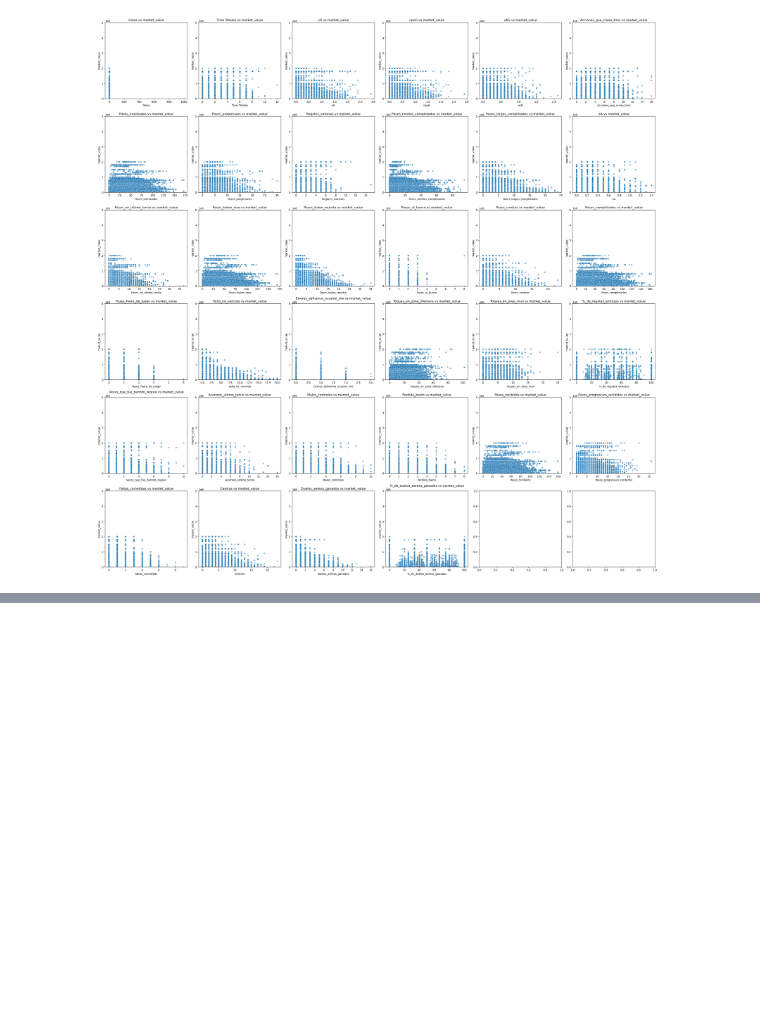
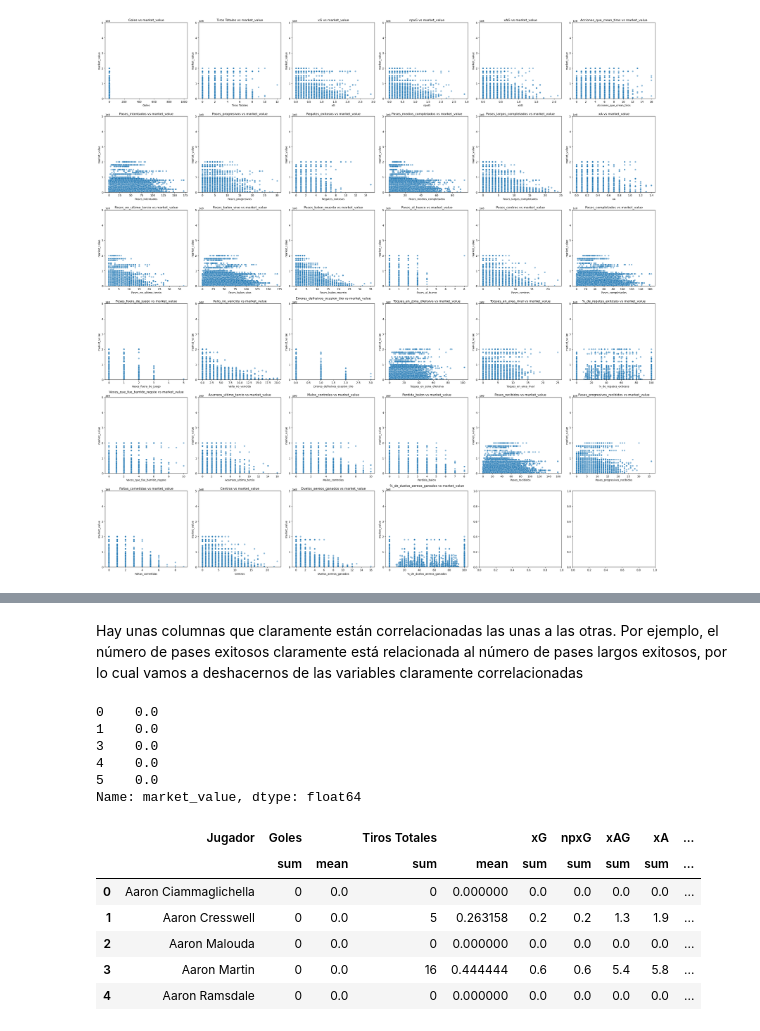
Before and after one commit to BI-organization/lab1, a Jupyter notebook: Lab1.ipynb, the cells around one changed output, grey strips where cells are left out. Saved outputs shown, nothing was run; the diff lists cells and outputs as text; code cells hidden in the pictures; blank space fills up the shorter version.

```diff
--- a/Lab1.ipynb
+++ b/Lab1.ipynb
@@ -283,0 +363,2 @@ plt.show()
+# %% [markdown]
+Hay unas columnas que claramente están correlacionadas las unas a las otras. Por ejemplo, el número de pases exitosos claramente está relacionada al número de pases largos exitosos, por lo cual vamos a deshacernos de las variables claramente correlacionadas
@@ -283,0 +372,62 @@ plt.show()
+# %%
+# 1. Filtrar las filas con valores "error"
+df_clean = df_clean[df_clean["market_value"] != "error"]
+
+# 2. Aplicar tu función de limpieza
+df_clean["market_value"] = df_clean["market_value"].apply(limpiar_market_value)
+
+# 3. Asegurarte de que sea numérico (por si limpiar_market_value devuelve strings)
+df_clean["market_value"] = pd.to_numeric(df_clean["market_value"], errors="coerce")
+
+# 4. Eliminar las filas que quedaron con NaN en esa columna
+df_clean = df_clean.dropna(subset=["market_value"])
+
+# 5. Revisar el resultado
+print(df_clean["market_value"].head())
+# %% [output]
+0    0.0
+1    0.0
+3    0.0
+4    0.0
+5    0.0
+Name: market_value, dtype: float64
+# %%
+agg_dict = {
+    "Goles": ["sum","mean"],
+    "Tiros Totales": ["sum","mean"],
+    "xG": "sum",
+    "npxG": "sum",
+    "xAG": "sum",
+    "xA": "sum",
+    "Acciones_que_crean_tiros": "sum",
+    "Pases_intentados": "sum",
+    "Pases_progresivos": ["sum","mean"],
+    "Regates_exitosos": "sum",
+    "Pases_medios_completados": ["sum","mean"],
+    "Pases_largos_completados": ["sum","mean"],
+    "Pases_en_ultimo_tercio": "sum",
+    "Pases_al_hueco": ["sum","mean"],
+    "Pases_centros": ["sum","mean"],
+    "Valla_no_vencida": ["sum","mean"],
+    "Errores_defnsivos_ocasion_tiro": ["sum","mean"],
+    "Toques_en_zona_ofensiva": ["sum","mean"],
+    "%_de_regates_exitosos": "mean",
+    "Acarreos_ultimo_tercio": "sum",
+    "Pases_recibidos": ["sum","mean"],
+    "Pases_progresivos_recibidos": "sum",
+    "Duelos_aereos_ganados": "sum",
+    "%_de_duelos_aereos_ganados": "mean",
+    "market_value": "max"
+
+}
+
+df_players_comb = df_clean.groupby("Jugador", as_index=False).agg(agg_dict)
+df_players_comb.head()
+# %% [output]
+|  | Jugador | Goles |  | Tiros Totales |  | xG | npxG | xAG | xA | ... |
+|  |  | sum | mean | sum | mean | sum | sum | sum | sum | ... |
+| 0 | Aaron Ciammaglichella | 0 | 0.0 | 0 | 0.000000 | 0.0 | 0.0 | 0.0 | 0.0 | ... |
+| 1 | Aaron Cresswell | 0 | 0.0 | 5 | 0.263158 | 0.2 | 0.2 | 1.3 | 1.9 | ... |
+| 2 | Aaron Malouda | 0 | 0.0 | 0 | 0.000000 | 0.0 | 0.0 | 0.0 | 0.0 | ... |
+| 3 | Aaron Martin | 0 | 0.0 | 16 | 0.444444 | 0.6 | 0.6 | 5.4 | 5.8 | ... |
+| 4 | Aaron Ramsdale | 0 | 0.0 | 0 | 0.000000 | 0.0 | 0.0 | 0.0 | 0.0 | ... |
```
Also changed, not shown: parts of 13 cells of this notebook, 1 other file.
